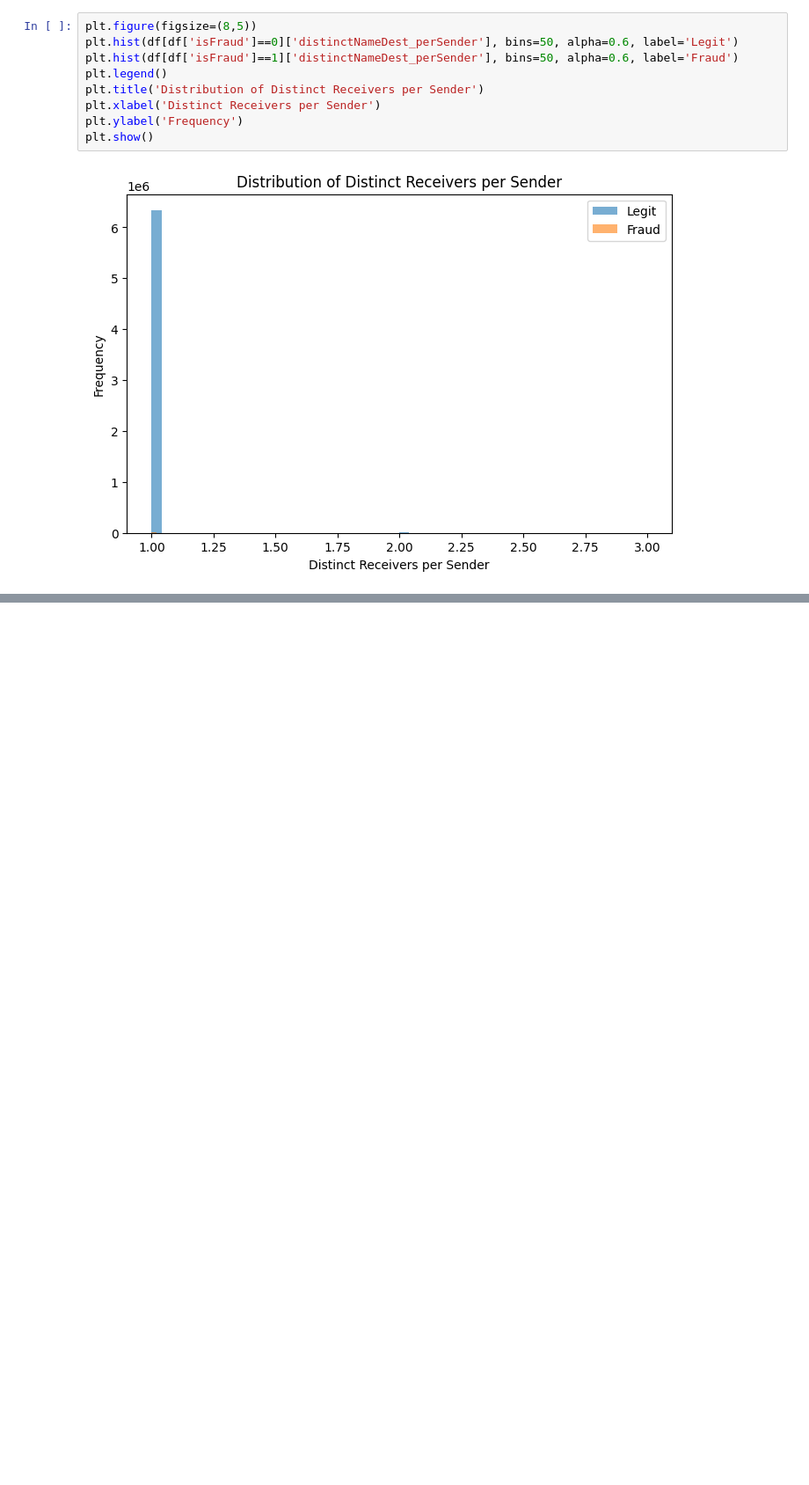
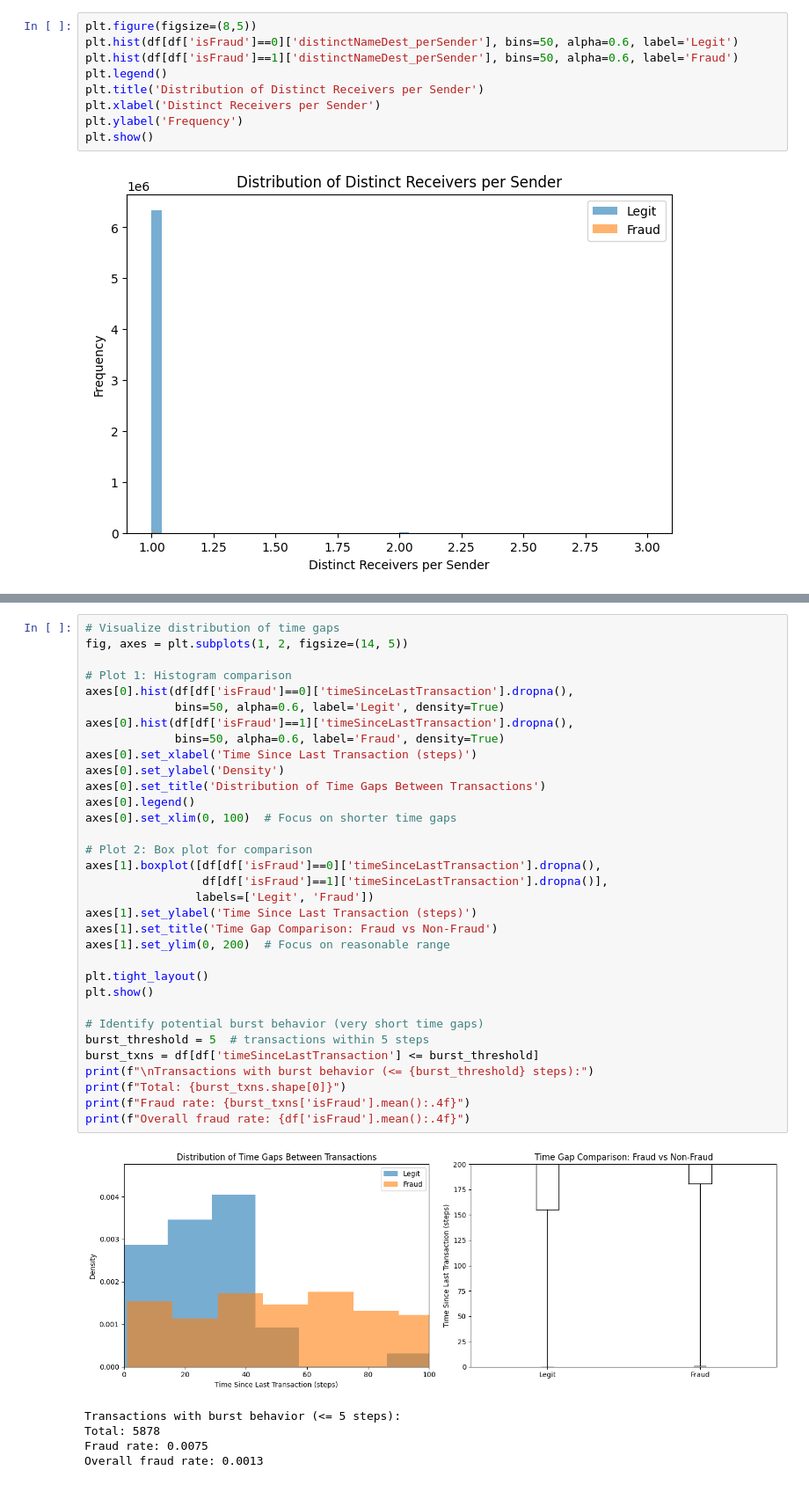
Before and after one commit to jl5045/DSA4263, a Jupyter notebook: notebooks/EDA_updates.ipynb, the cells around one changed output, grey strips where cells are left out. Shown: that part at 88% size. Saved outputs shown, nothing was run; the diff lists cells and outputs as text; blank space fills up the shorter version.

Commit message:
feat: feature engineering for time between transfers and detection of self transfers

```diff
--- a/notebooks/EDA_updates.ipynb
+++ b/notebooks/EDA_updates.ipynb
@@ -522,0 +595,39 @@ plt.show()
+# %%
+# Visualize distribution of time gaps
+fig, axes = plt.subplots(1, 2, figsize=(14, 5))
+
+# Plot 1: Histogram comparison
+axes[0].hist(df[df['isFraud']==0]['timeSinceLastTransaction'].dropna(),
+             bins=50, alpha=0.6, label='Legit', density=True)
+axes[0].hist(df[df['isFraud']==1]['timeSinceLastTransaction'].dropna(),
+             bins=50, alpha=0.6, label='Fraud', density=True)
+axes[0].set_xlabel('Time Since Last Transaction (steps)')
+axes[0].set_ylabel('Density')
+axes[0].set_title('Distribution of Time Gaps Between Transactions')
+axes[0].legend()
+axes[0].set_xlim(0, 100)  # Focus on shorter time gaps
+
+# Plot 2: Box plot for comparison
+axes[1].boxplot([df[df['isFraud']==0]['timeSinceLastTransaction'].dropna(),
+                 df[df['isFraud']==1]['timeSinceLastTransaction'].dropna()],
+                labels=['Legit', 'Fraud'])
+axes[1].set_ylabel('Time Since Last Transaction (steps)')
+axes[1].set_title('Time Gap Comparison: Fraud vs Non-Fraud')
+axes[1].set_ylim(0, 200)  # Focus on reasonable range
+
+plt.tight_layout()
+plt.show()
+
+# Identify potential burst behavior (very short time gaps)
+burst_threshold = 5  # transactions within 5 steps
+burst_txns = df[df['timeSinceLastTransaction'] <= burst_threshold]
+print(f"\nTransactions with burst behavior (<= {burst_threshold} steps):")
+print(f"Total: {burst_txns.shape[0]}")
+print(f"Fraud rate: {burst_txns['isFraud'].mean():.4f}")
+print(f"Overall fraud rate: {df['isFraud'].mean():.4f}")
+# %% [output]
+[figure, added]
+Transactions with burst behavior (<= 5 steps):
+Total: 5878
+Fraud rate: 0.0075
+Overall fraud rate: 0.0013
```
Also changed, not shown: parts of 11 cells of this notebook.
